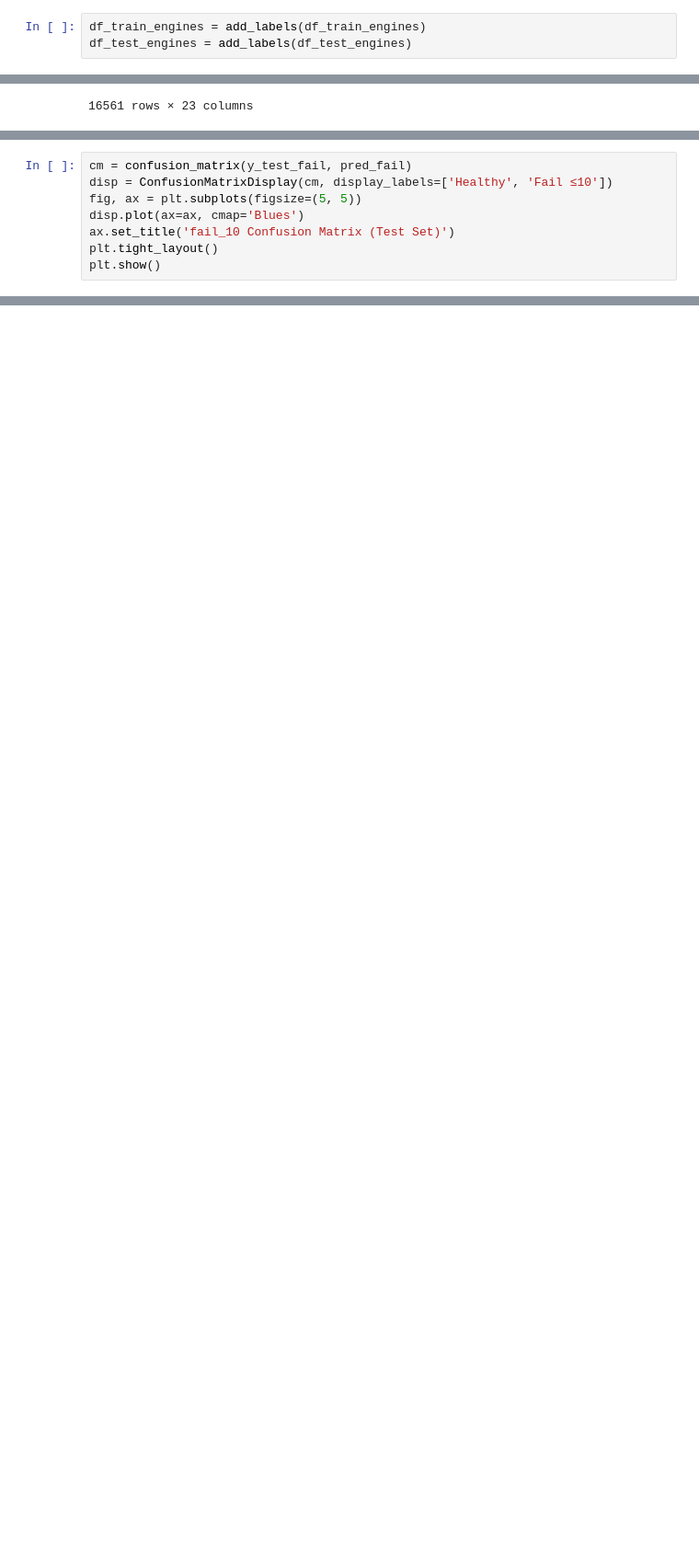
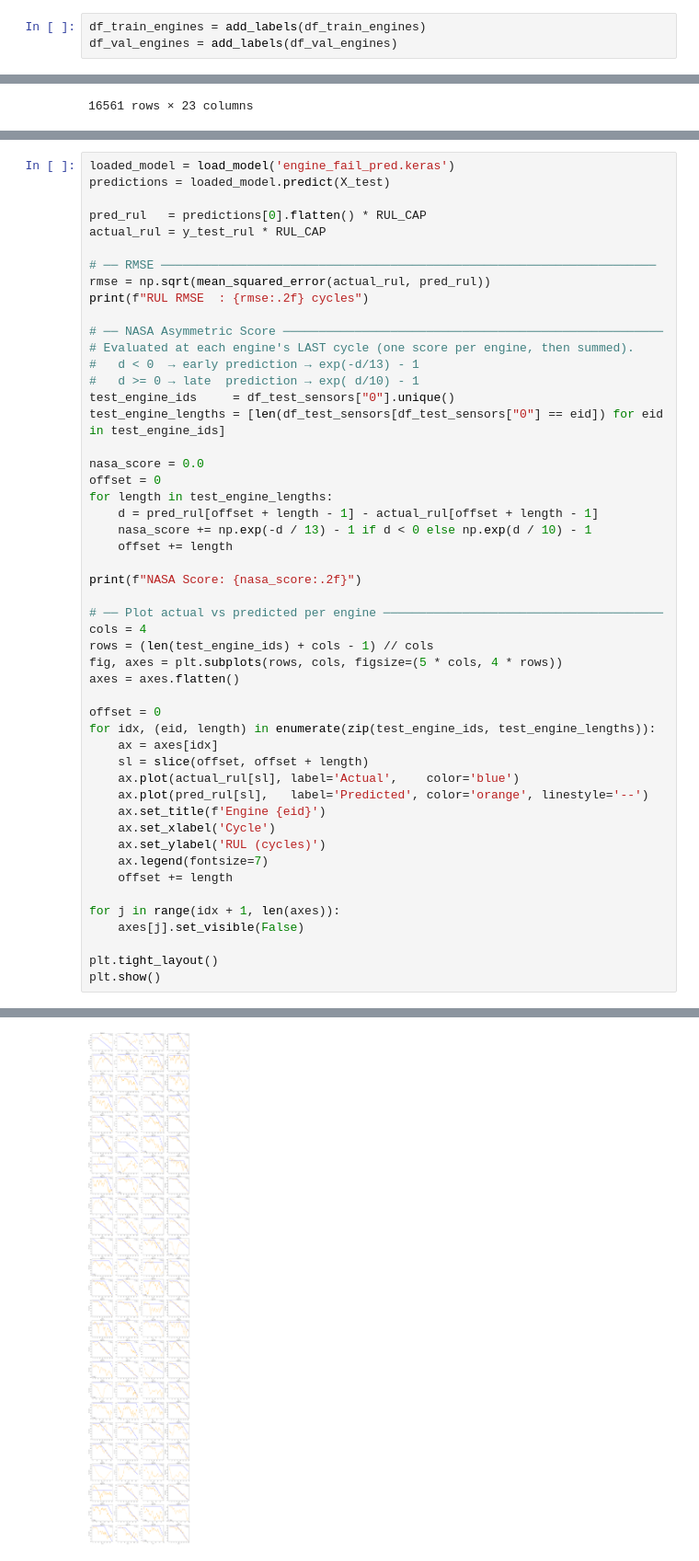
Before and after one commit to ichzann/NASA_Turbofan_Engine_Early_Warning, a Jupyter notebook: engine_fail.ipynb, the cells around one changed output, grey strips where cells are left out. Shown at 92% size. Saved outputs shown, nothing was run; the diff lists cells and outputs as text; blank space fills up the shorter version.

```diff
--- a/engine_fail.ipynb
+++ b/engine_fail.ipynb
@@ -121,7 +141,7 @@ array([ 1,  5, 11, 13, 19, 23, 31, 32, 34, 40, 45, 46, 54, 71, 74, 77, 78,
        81, 84, 91])
 # %%
 df_train_engines = add_labels(df_train_engines)
-df_test_engines = add_labels(df_test_engines)
+df_val_engines = add_labels(df_val_engines)
 # %%
 df_train_engines
 # %% [output]
@@ -393,8 +401,0 @@ plt.show()
-# %%
-cm = confusion_matrix(y_test_fail, pred_fail)
-disp = ConfusionMatrixDisplay(cm, display_labels=['Healthy', 'Fail ≤10'])
-fig, ax = plt.subplots(figsize=(5, 5))
-disp.plot(ax=ax, cmap='Blues')
-ax.set_title('fail_10 Confusion Matrix (Test Set)')
-plt.tight_layout()
-plt.show()
@@ -402,0 +444,51 @@ plt.show()
+# %%
+loaded_model = load_model('engine_fail_pred.keras')
+predictions = loaded_model.predict(X_test)
+
+pred_rul   = predictions[0].flatten() * RUL_CAP
+actual_rul = y_test_rul * RUL_CAP
+
+# ── RMSE ─────────────────────────────────────────────────────────────────────
+rmse = np.sqrt(mean_squared_error(actual_rul, pred_rul))
+print(f"RUL RMSE  : {rmse:.2f} cycles")
+
+# ── NASA Asymmetric Score ─────────────────────────────────────────────────────
+# Evaluated at each engine's LAST cycle (one score per engine, then summed).
+#   d < 0  → early prediction → exp(-d/13) - 1
+#   d >= 0 → late  prediction → exp( d/10) - 1
+test_engine_ids     = df_test_sensors["0"].unique()
+test_engine_lengths = [len(df_test_sensors[df_test_sensors["0"] == eid]) for eid in test_engine_ids]
+
+nasa_score = 0.0
+offset = 0
+for length in test_engine_lengths:
+    d = pred_rul[offset + length - 1] - actual_rul[offset + length - 1]
+    nasa_score += np.exp(-d / 13) - 1 if d < 0 else np.exp(d / 10) - 1
+    offset += length
+
+print(f"NASA Score: {nasa_score:.2f}")
+
+# ── Plot actual vs predicted per engine ───────────────────────────────────────
+cols = 4
+rows = (len(test_engine_ids) + cols - 1) // cols
+fig, axes = plt.subplots(rows, cols, figsize=(5 * cols, 4 * rows))
+axes = axes.flatten()
+
+offset = 0
+for idx, (eid, length) in enumerate(zip(test_engine_ids, test_engine_lengths)):
+    ax = axes[idx]
+    sl = slice(offset, offset + length)
+    ax.plot(actual_rul[sl], label='Actual',    color='blue')
+    ax.plot(pred_rul[sl],   label='Predicted', color='orange', linestyle='--')
+    ax.set_title(f'Engine {eid}')
+    ax.set_xlabel('Cycle')
+    ax.set_ylabel('RUL (cycles)')
+    ax.legend(fontsize=7)
+    offset += length
+
+for j in range(idx + 1, len(axes)):
+    axes[j].set_visible(False)
+
+plt.tight_layout()
+plt.show()
+# %% [output]
@@ -402,0 +498 @@ plt.show()
+[figure, added]
```
Also changed, not shown: parts of 21 cells of this notebook, 2 other files.
